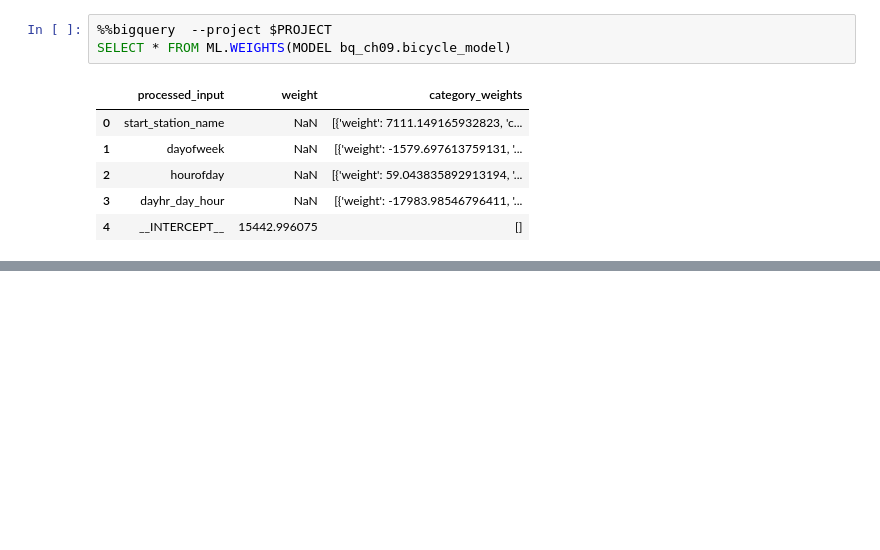
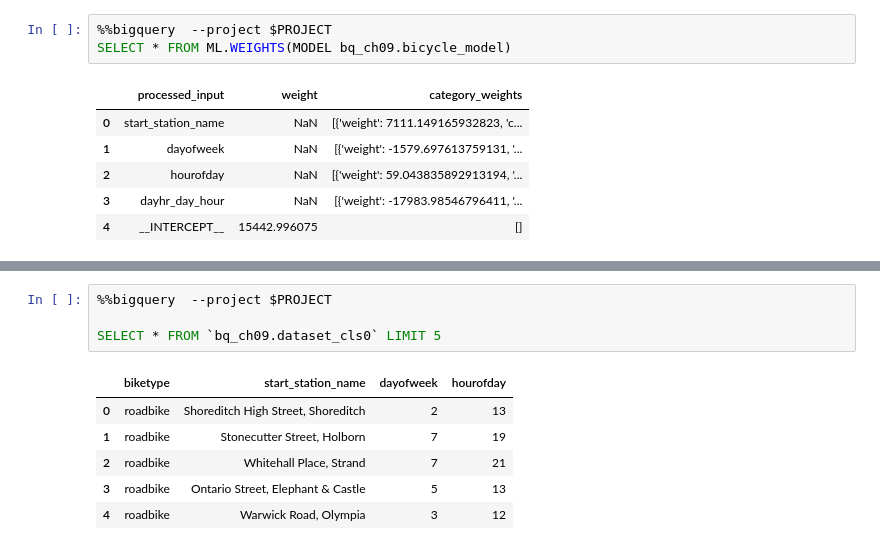
Before and after one commit to hiroaki8388/gcp, a Jupyter notebook: bq-definitive-guide/Ch9.ipynb, the cells around one changed output, grey strips where cells are left out. Cells and saved outputs as stored; diff of their text form; blank space fills up the shorter version.

```diff
--- a/bq-definitive-guide/Ch9.ipynb
+++ b/bq-definitive-guide/Ch9.ipynb
@@ -236,0 +267,11 @@ SELECT * FROM ML.WEIGHTS(MODEL bq_ch09.bicycle_model)
+# %%
+%%bigquery  --project $PROJECT
+
+SELECT * FROM `bq_ch09.dataset_cls0` LIMIT 5
+# %% [output]
+|  | biketype | start_station_name | dayofweek | hourofday |
+| 0 | roadbike | Shoreditch High Street, Shoreditch | 2 | 13 |
+| 1 | roadbike | Stonecutter Street, Holborn | 7 | 19 |
+| 2 | roadbike | Whitehall Place, Strand | 7 | 21 |
+| 3 | roadbike | Ontario Street, Elephant & Castle | 5 | 13 |
+| 4 | roadbike | Warwick Road, Olympia | 3 | 12 |
```
Also changed, not shown: parts of 25 cells of this notebook.
